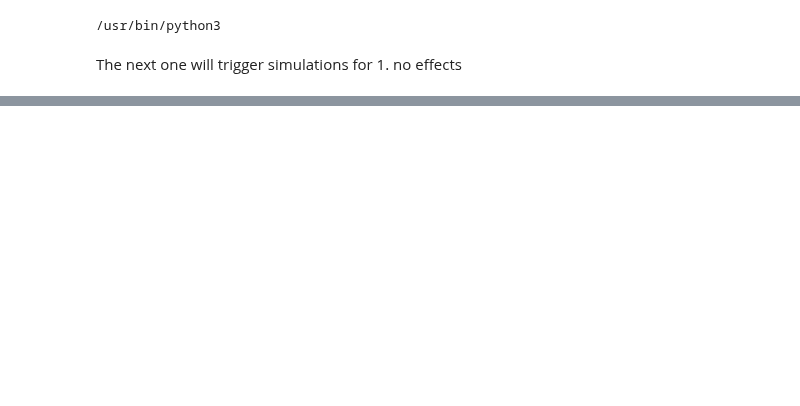
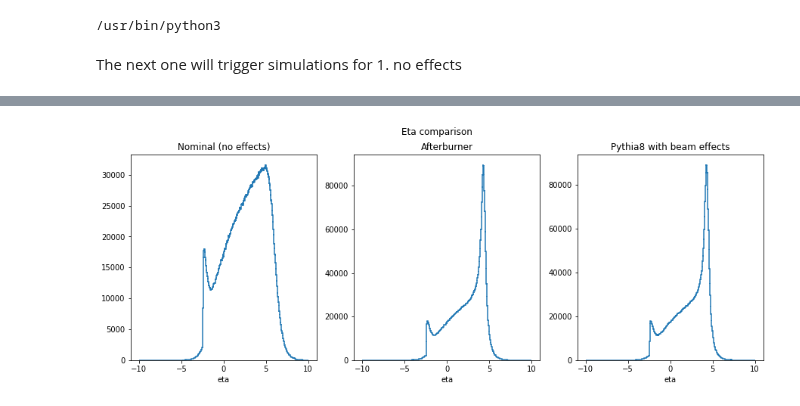
Before and after one commit to eic/afterburner, a Jupyter notebook: python/comparison.ipynb, the cells around one changed output, grey strips where cells are left out. Saved outputs shown, nothing was run; the diff lists cells and outputs as text; code cells hidden in the pictures; blank space fills up the shorter version.

```diff
--- a/python/comparison.ipynb
+++ b/python/comparison.ipynb
@@ -89,0 +114,4 @@ full_py8_file = uproot.open(full_py8_root)
+# %%
+compare_1d('partEta', 'Eta comparison', 'eta', '')
+# %% [output]
+[figure, added]
```
Also changed, not shown: parts of 12 cells of this notebook, 6 other files.
